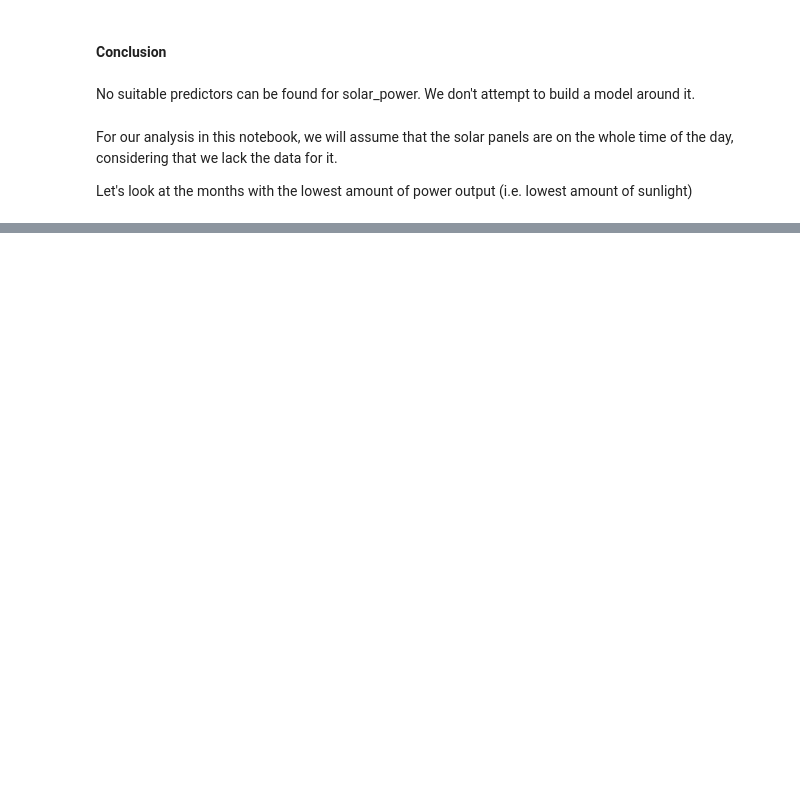
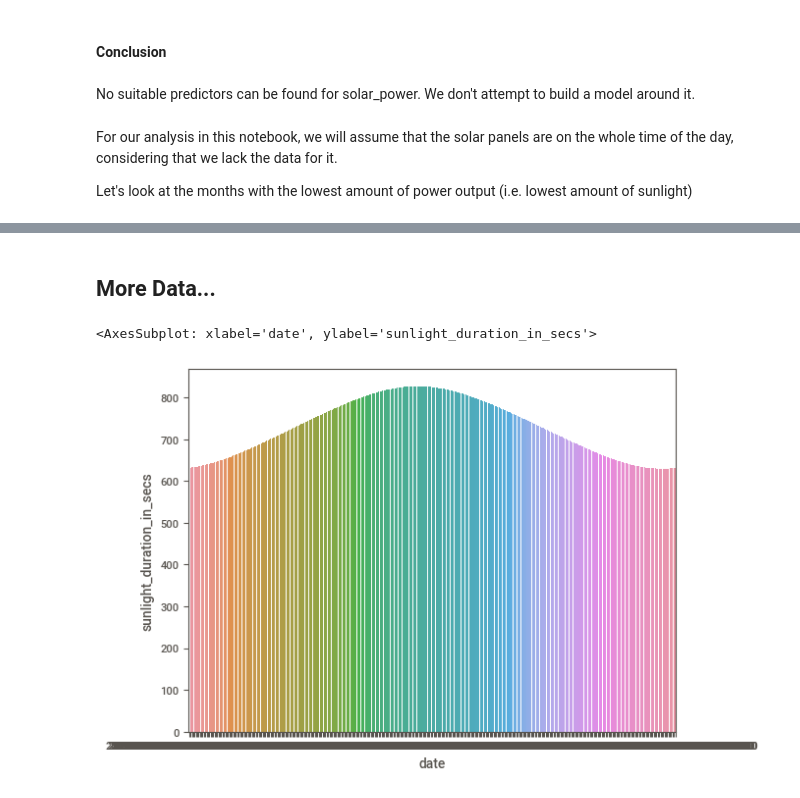
Before and after one commit to isados/bh_renewable_energy, a Jupyter notebook: analysis.ipynb, the cells around one changed output, grey strips where cells are left out. Cells and saved outputs as stored; diff of their text form; code cells hidden in the pictures; blank space fills up the shorter version.

```diff
--- a/analysis.ipynb
+++ b/analysis.ipynb
@@ -268,5 +270,7 @@ Let's look at the months with the lowest amount of power output (i.e. lowest amo
 # %%
 external_weather_df = pd.read_csv('manama.csv')
+external_weather_df.rename(columns={'windspeed': 'wind_speed', 'datetime': 'date'}, inplace=True)
+external_weather_df.date = pd.to_datetime(external_weather_df.date)
 external_weather_df.info()
 # %% [output]
 <class 'pandas.core.frame.DataFrame'>
@@ -338,0 +367,18 @@ target_data.mer
+# %% [markdown]
+## More Data...
+# %%
+important_cols = ['date', 'temp', 'dew', 'humidity', 'precip', 'wind_speed', 'winddir', 'visibility', 'solarradiation', 'solarenergy', 'uvindex', 'sunrise', 'sunset']
+external_weather_df_selected = external_weather_df[important_cols].copy()
+# convert from km/h to ms/
+external_weather_df_selected.loc[:, 'wind_speed'] = external_weather_df_selected.wind_speed.apply(lambda x: x*1000/(60*60)) # convert from km/h to m/s
+
+def get_diff_in_hours_and_mins(x):
+    diff = x['sunset']-x['sunrise']
+
+    return diff.total_seconds()/60
+
+# get sunlight duration
+external_weather_df_selected.sunrise = pd.to_datetime(external_weather_df_selected.sunrise)
+external_weather_df_selected.sunset = pd.to_datetime(external_weather_df_selected.sunset)
+external_weather_df_selected['sunlight_duration_in_secs'] = external_weather_df_selected.apply(get_diff_in_hours_and_mins, axis=1)
+external_weather_df_selected.drop(['sunrise', 'sunset'], axis=1, inplace=True)
@@ -338,0 +387,5 @@ target_data.mer
+# %%
+sns.barplot(external_weather_df_selected, x='date', y='sunlight_duration_in_secs')
+# %% [output]
+<AxesSubplot: xlabel='date', ylabel='sunlight_duration_in_secs'>
+[figure, added]
```
Also changed, not shown: parts of 25 cells of this notebook.
